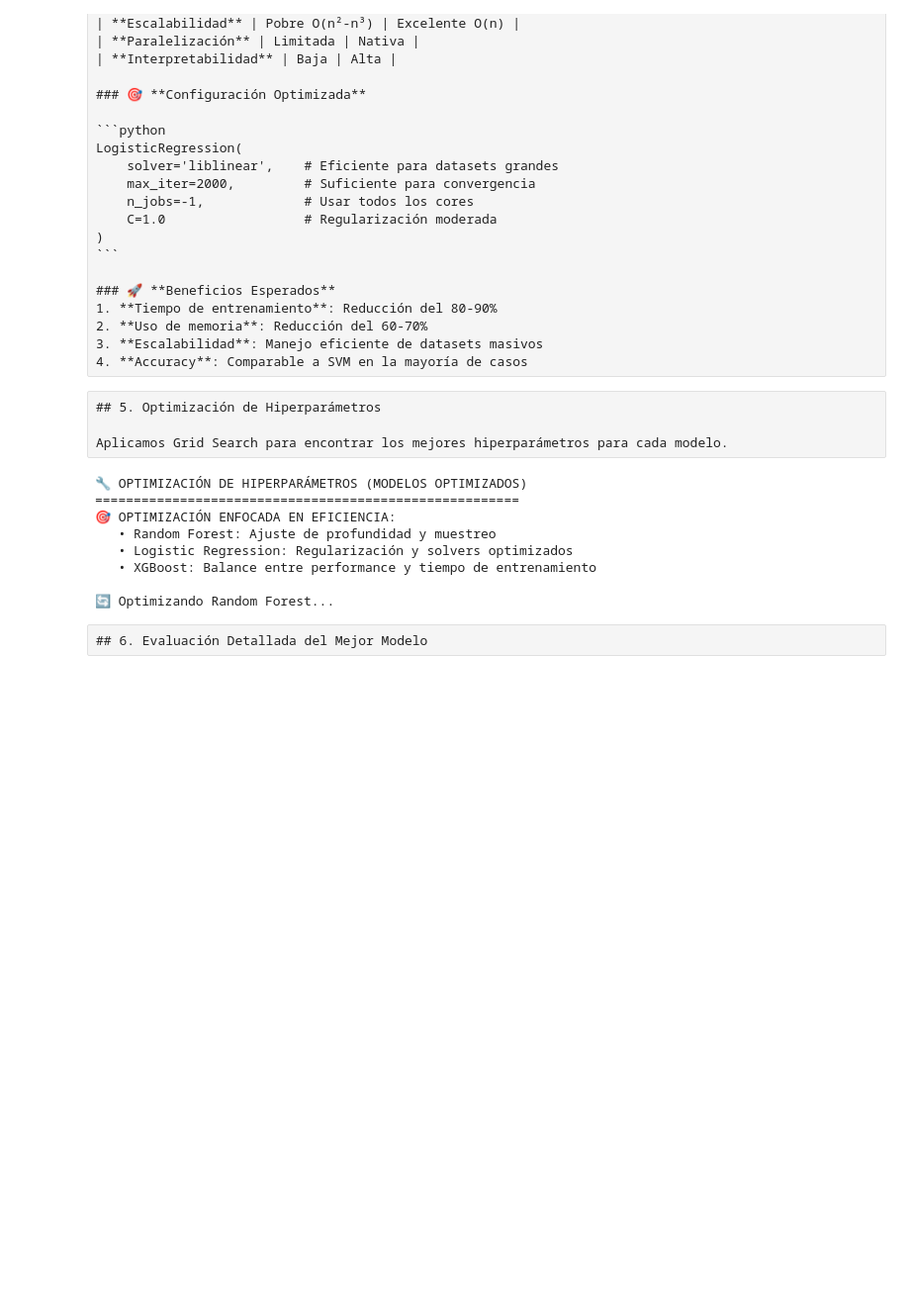
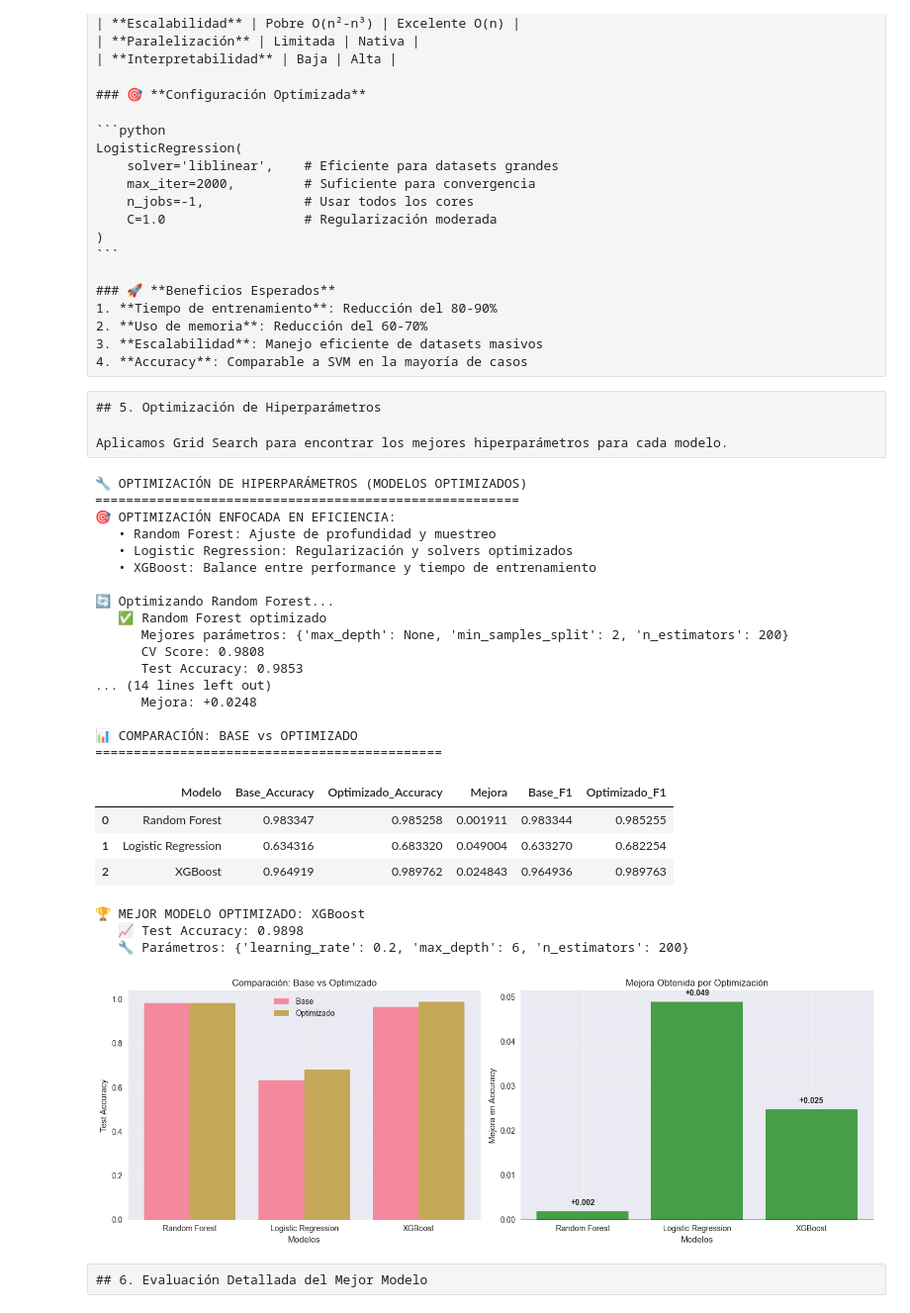
Before and after one commit to jdColonia/motion-classifier-model, a Jupyter notebook: notebooks/model_training.ipynb, the cells around one changed output. Shown at 99% size. Drawn from its saved outputs; the diff is of its cells as text; code cells hidden in the pictures; blank space fills up the shorter version.

```diff
--- a/notebooks/model_training.ipynb
+++ b/notebooks/model_training.ipynb
@@ -1290,22 +1290,20 @@ print("="*55)
 # Definir grids de parámetros para cada modelo (optimizado para grandes datasets)
 param_grids = {
     'Random Forest': {
-        'n_estimators': [100, 200, 300],
-        'max_depth': [10, 20, None],
-        'min_samples_split': [2, 5, 10],
-        'min_samples_leaf': [1, 2, 4]
+        'n_estimators': [100, 200],
+        'max_depth': [10, None],
+        'min_samples_split': [2, 5]
     },
     'Logistic Regression': {
-        'C': [0.01, 0.1, 1, 10, 100],
-        'solver': ['liblinear', 'lbfgs', 'saga'],
-        'max_iter': [1000, 2000, 3000],
+        'C': [0.1, 1, 10],
+        'solver': ['liblinear', 'lbfgs'],
+        'max_iter': [1000],
         'penalty': ['l1', 'l2']  # Nota: l1 solo funciona con liblinear y saga
     },
     'XGBoost': {
-        'n_estimators': [100, 200, 300],
-        'max_depth': [3, 6, 9],
-        'learning_rate': [0.01, 0.1, 0.2],
-        'subsample': [0.8, 0.9, 1.0]
+        'n_estimators': [100, 200],
+        'max_depth': [3, 6],
+        'learning_rate': [0.1, 0.2]
     }
 }
 
@@ -1406,33 +1404,50 @@ axes[0].set_xticklabels(model_names)
 axes[0].legend()
 axes[0].grid(alpha=0.3)
 
 # Gráfico 2: Mejoras obtenidas
 improvements = [optimization_results[name]['improvement_accuracy'] for name in model_names]
 colors = ['green' if imp > 0 else 'red' for imp in improvements]
 
 axes[1].bar(model_names, improvements, color=colors, alpha=0.7)
 axes[1].set_xlabel('Modelos')
 axes[1].set_ylabel('Mejora en Accuracy')
 axes[1].set_title('Mejora Obtenida por Optimización')
 axes[1].axhline(y=0, color='black', linestyle='-', alpha=0.3)
 axes[1].grid(alpha=0.3)
 
 # Agregar valores en las barras
 for i, imp in enumerate(improvements):
     axes[1].text(i, imp + (0.001 if imp > 0 else -0.001), f'{imp:+.3f}',
                 ha='center', va='bottom' if imp > 0 else 'top', fontweight='bold')
 
 plt.tight_layout()
 plt.show()
 # %% [output]
 🔧 OPTIMIZACIÓN DE HIPERPARÁMETROS (MODELOS OPTIMIZADOS)
 =======================================================
 🎯 OPTIMIZACIÓN ENFOCADA EN EFICIENCIA:
    • Random Forest: Ajuste de profundidad y muestreo
    • Logistic Regression: Regularización y solvers optimizados
    • XGBoost: Balance entre performance y tiempo de entrenamiento
 
 🔄 Optimizando Random Forest...
+   ✅ Random Forest optimizado
+      Mejores parámetros: {'max_depth': None, 'min_samples_split': 2, 'n_estimators': 200}
+      CV Score: 0.9808
+      Test Accuracy: 0.9853
+... (14 lines left out)
+      Mejora: +0.0248
+
+📊 COMPARACIÓN: BASE vs OPTIMIZADO
+=============================================
+|  | Modelo | Base_Accuracy | Optimizado_Accuracy | Mejora | Base_F1 | Optimizado_F1 |
+| 0 | Random Forest | 0.983347 | 0.985258 | 0.001911 | 0.983344 | 0.985255 |
+| 1 | Logistic Regression | 0.634316 | 0.683320 | 0.049004 | 0.633270 | 0.682254 |
+| 2 | XGBoost | 0.964919 | 0.989762 | 0.024843 | 0.964936 | 0.989763 |
+🏆 MEJOR MODELO OPTIMIZADO: XGBoost
+   📈 Test Accuracy: 0.9898
+   🔧 Parámetros: {'learning_rate': 0.2, 'max_depth': 6, 'n_estimators': 200}
+[figure, added]
 # %% [raw]
 ## 6. Evaluación Detallada del Mejor Modelo
 # %%
```
Also changed, not shown: parts of 5 cells of this notebook.
